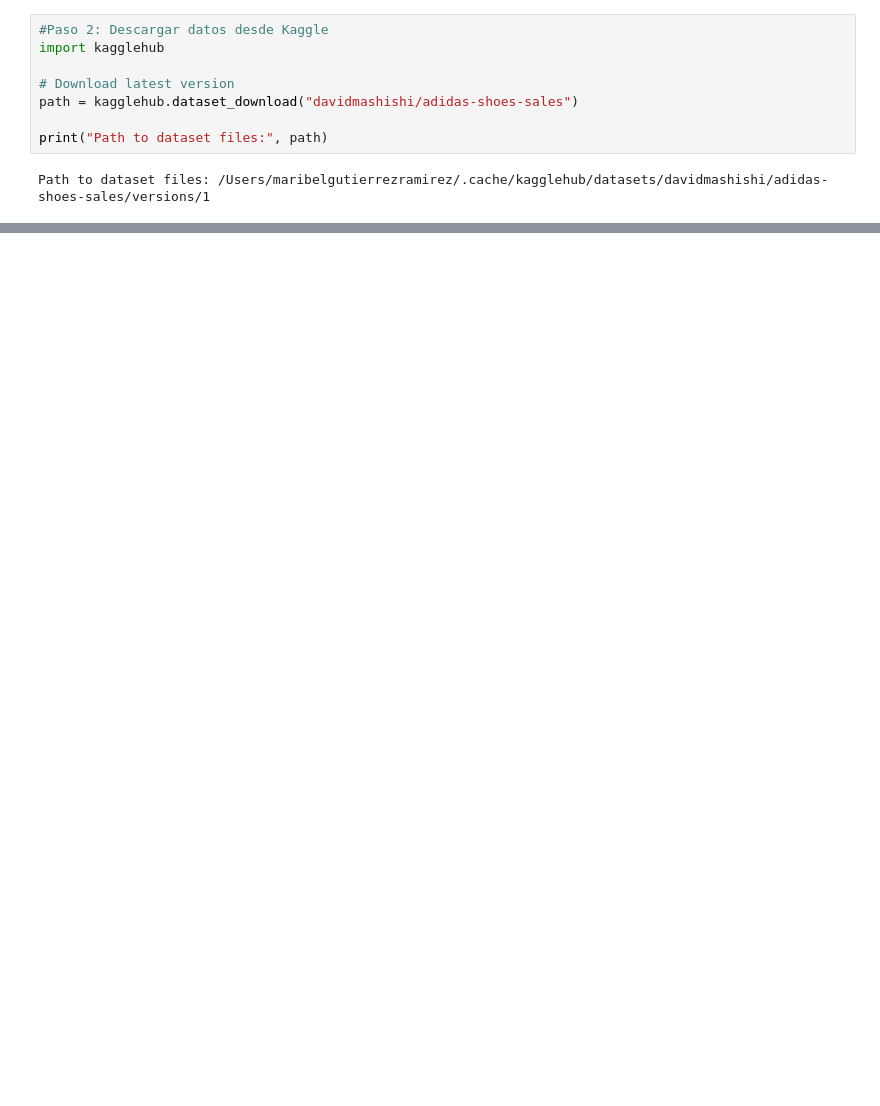
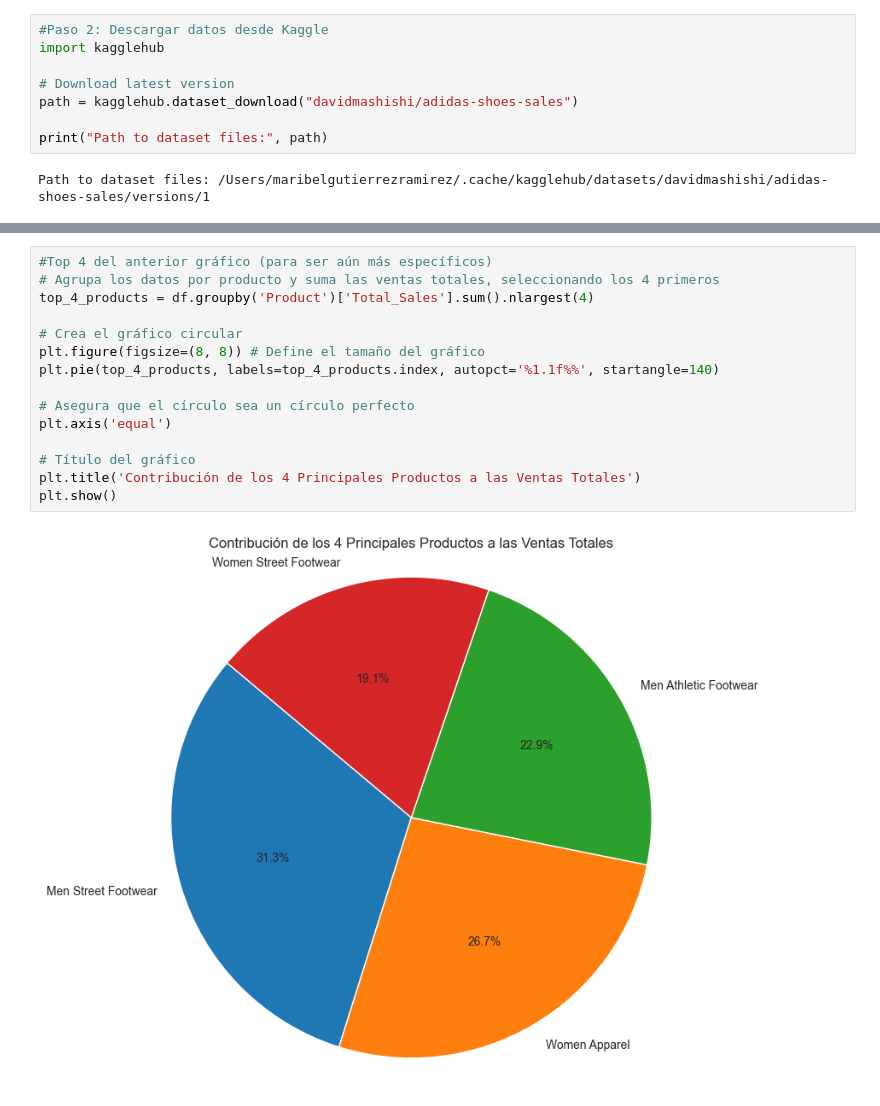
Before and after one commit to Factoria-F5-madrid/EDA_MaribelGutierrezRamirez, a Jupyter notebook: EDA_Adidas.ipynb, the cells around one changed output, grey strips where cells are left out. Drawn from its saved outputs; the diff is of its cells as text; blank space fills up the shorter version.

```diff
--- a/EDA_Adidas.ipynb
+++ b/EDA_Adidas.ipynb
@@ -50,0 +202,17 @@ Archivos en el directorio: ['Adidas Shoe Sales.csv']
+# %%
+#Top 4 del anterior gráfico (para ser aún más específicos)
+# Agrupa los datos por producto y suma las ventas totales, seleccionando los 4 primeros
+top_4_products = df.groupby('Product')['Total_Sales'].sum().nlargest(4)
+
+# Crea el gráfico circular
+plt.figure(figsize=(8, 8)) # Define el tamaño del gráfico
+plt.pie(top_4_products, labels=top_4_products.index, autopct='%1.1f%%', startangle=140)
+
+# Asegura que el círculo sea un círculo perfecto
+plt.axis('equal')
+
+# Título del gráfico
+plt.title('Contribución de los 4 Principales Productos a las Ventas Totales')
+plt.show()
+# %% [output]
+[figure, added]
```
Also changed, not shown: parts of 19 cells of this notebook.
